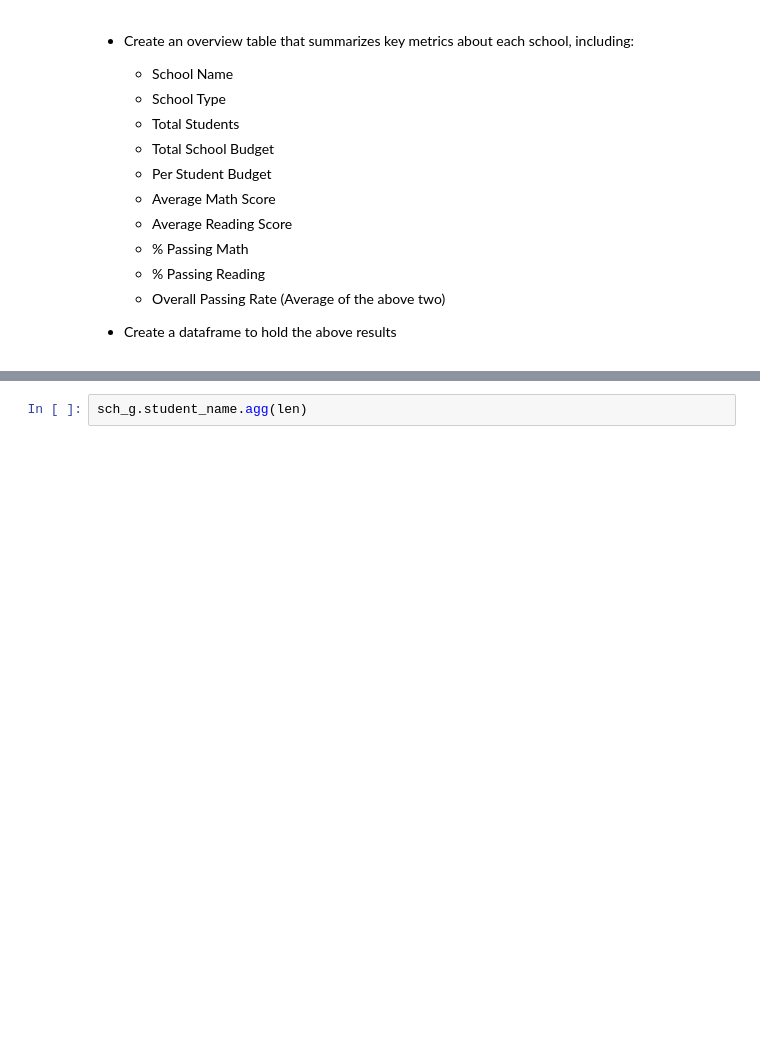
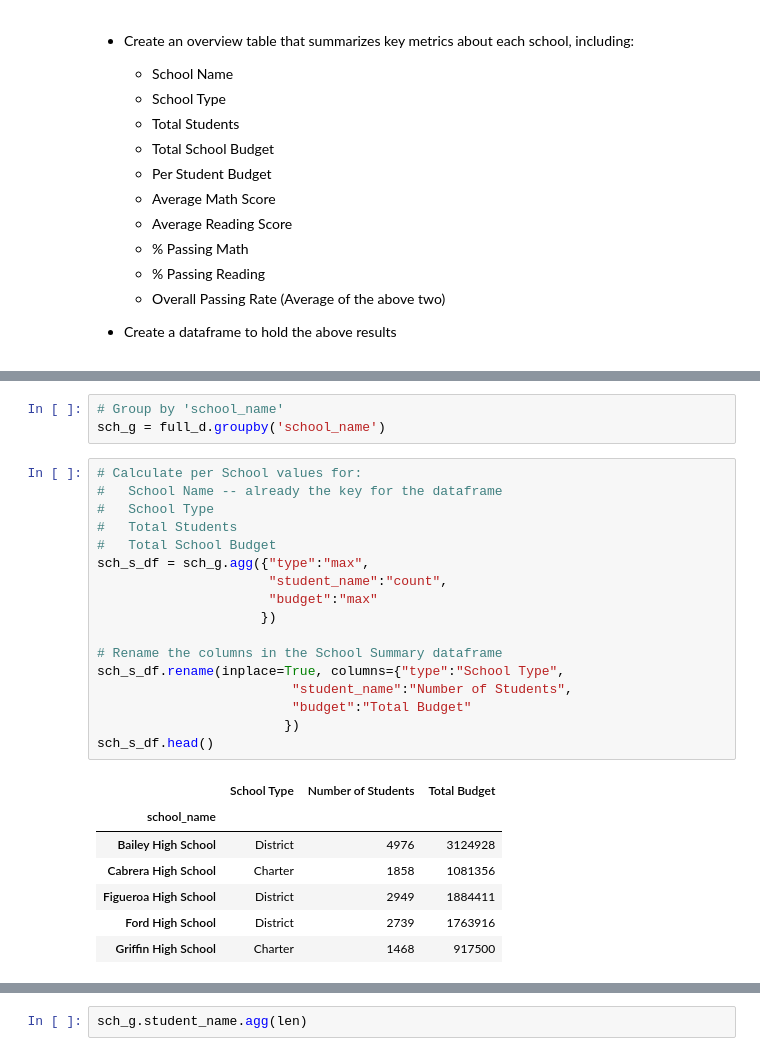
Before and after one commit to daddyjab/PythonAssignments, a Jupyter notebook: PyCitySchools/PyCitySchools-jb.ipynb, the cells around one changed output, grey strips where cells are left out. Saved outputs shown, nothing was run; the diff lists cells and outputs as text; blank space fills up the shorter version.

```diff
--- a/PyCitySchools/PyCitySchools-jb.ipynb
+++ b/PyCitySchools/PyCitySchools-jb.ipynb
@@ -163,3 +163,31 @@ full_d.head()
 | 2 | 2 | Kevin Rodriguez | M | 12th | Huang High School | 90 | 60 | 0 | ... |
 | 3 | 3 | Dr. Richard Scott | M | 12th | Huang High School | 67 | 58 | 0 | ... |
 | 4 | 4 | Bonnie Ray | F | 9th | Huang High School | 97 | 84 | 0 | ... |
+# %%
+# Group by 'school_name'
+sch_g = full_d.groupby('school_name')
+# %%
+# Calculate per School values for:
+#   School Name -- already the key for the dataframe
+#   School Type
+#   Total Students
+#   Total School Budget
+sch_s_df = sch_g.agg({"type":"max",
+                      "student_name":"count",
+                      "budget":"max"
+                     })
+
+# Rename the columns in the School Summary dataframe
+sch_s_df.rename(inplace=True, columns={"type":"School Type",
+                         "student_name":"Number of Students",
+                         "budget":"Total Budget"
+                        })
+sch_s_df.head()
+# %% [output]
+|  | School Type | Number of Students | Total Budget |
+| school_name |  |  |  |
+| Bailey High School | District | 4976 | 3124928 |
+| Cabrera High School | Charter | 1858 | 1081356 |
+| Figueroa High School | District | 2949 | 1884411 |
+| Ford High School | District | 2739 | 1763916 |
+| Griffin High School | Charter | 1468 | 917500 |
```
Also changed, not shown: parts of 13 cells of this notebook.
